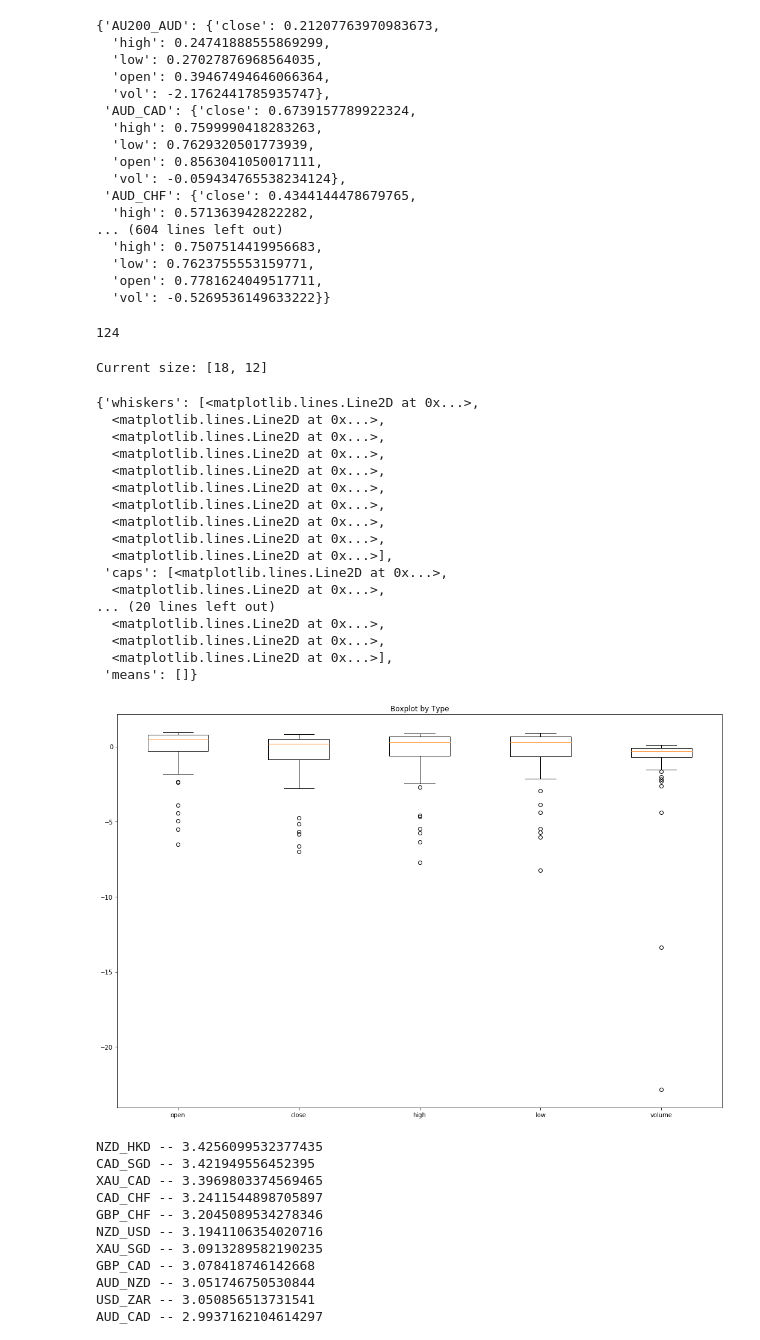
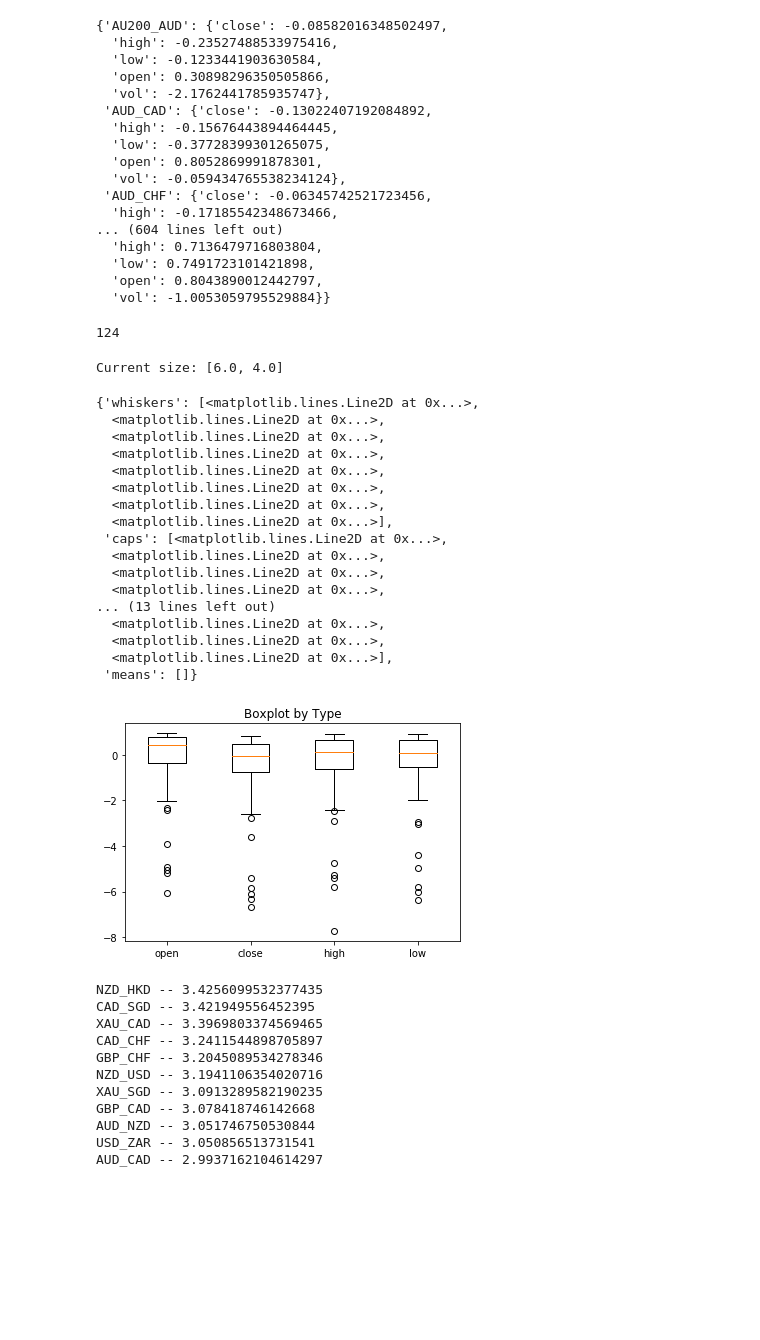
Before and after one commit to lutzkuen/algoTrading, a Jupyter notebook: data/visualize_estimators.ipynb, the cells around one changed output. Cells and saved outputs as stored; diff of their text form; code cells hidden in the pictures; blank space fills up the shorter version.

Commit message:
Several changes regarding estimator structure

```diff
--- a/data/visualize_estimators.ipynb
+++ b/data/visualize_estimators.ipynb
@@ -3,7 +3,7 @@ import dataset
 import numpy as np
 import matplotlib.pyplot as plt
 
-db = dataset.connect('sqlite:///barsave.db')
+db = dataset.connect('sqlite:///../../data/barsave.db')
 
 estimators = {}
 
@@ -20,68 +20,68 @@ for row in db.query('select name, score from estimators'):
 
 estimators
 # %% [output]
-{'AU200_AUD': {'close': 0.21207763970983673,
-  'high': 0.24741888555869299,
-  'low': 0.27027876968564035,
-  'open': 0.39467494646066364,
+{'AU200_AUD': {'close': -0.08582016348502497,
+  'high': -0.23527488533975416,
+  'low': -0.1233441903630584,
+  'open': 0.30898296350505866,
   'vol': -2.1762441785935747},
- 'AUD_CAD': {'close': 0.6739157789922324,
-  'high': 0.7599990418283263,
-  'low': 0.7629320501773939,
-  'open': 0.8563041050017111,
+ 'AUD_CAD': {'close': -0.13022407192084892,
+  'high': -0.15676443894464445,
+  'low': -0.37728399301265075,
+  'open': 0.8052869991878301,
   'vol': -0.059434765538234124},
- 'AUD_CHF': {'close': 0.4344144478679765,
-  'high': 0.571363942822282,
+ 'AUD_CHF': {'close': -0.06345742521723456,
+  'high': -0.17185542348673466,
 ... (604 lines left out)
-  'high': 0.7507514419956683,
-  'low': 0.7623755553159771,
-  'open': 0.7781624049517711,
-  'vol': -0.5269536149633222}}
+  'high': 0.7136479716803804,
+  'low': 0.7491723101421898,
+  'open': 0.8043890012442797,
+  'vol': -1.0053059795529884}}
 # %%
 ope = []
 clo = []
 hig = []
 low = []
-vol = []
+#vol = []
 for key in estimators.keys():
     ope.append(estimators[key].get('open'))
     hig.append(estimators[key].get('high'))
     low.append(estimators[key].get('low'))
     clo.append(estimators[key].get('close'))
-    vol.append(estimators[key].get('vol'))
+    #vol.append(estimators[key].get('vol'))
 len(ope)
 # %% [output]
 124
 # %%
 fig1, ax1 = plt.subplots()
 fig_size = plt.rcParams["figure.figsize"]
 print("Current size: " + str(fig_size))
 fig_size[0] = 18
 fig_size[1] = 12
 ax1.set_title('Boxplot by Type')
-ax1.boxplot([ope, clo, hig, low, vol], labels = ['open', 'close', 'high', 'low', 'volume'])
+ax1.boxplot([ope, clo, hig, low], labels = ['open', 'close', 'high', 'low'])
 # Get current size
 #plt.rcParams["figure.figsize"] = fig_size
 # %% [output]
-Current size: [18, 12]
+Current size: [6.0, 4.0]
 {'whiskers': [<matplotlib.lines.Line2D at 0x...>,
-  <matplotlib.lines.Line2D at 0x...>,
-  <matplotlib.lines.Line2D at 0x...>,
   <matplotlib.lines.Line2D at 0x...>,
   <matplotlib.lines.Line2D at 0x...>,
   <matplotlib.lines.Line2D at 0x...>,
   <matplotlib.lines.Line2D at 0x...>,
   <matplotlib.lines.Line2D at 0x...>,
   <matplotlib.lines.Line2D at 0x...>,
   <matplotlib.lines.Line2D at 0x...>],
  'caps': [<matplotlib.lines.Line2D at 0x...>,
   <matplotlib.lines.Line2D at 0x...>,
-... (20 lines left out)
+  <matplotlib.lines.Line2D at 0x...>,
+  <matplotlib.lines.Line2D at 0x...>,
+... (13 lines left out)
   <matplotlib.lines.Line2D at 0x...>,
   <matplotlib.lines.Line2D at 0x...>,
   <matplotlib.lines.Line2D at 0x...>],
  'means': []}
-[figure, old version]
+[figure, new version]
 # %%
 vlist = []
 for key in estimators.keys():
```
Also changed, not shown: 10 other files.
